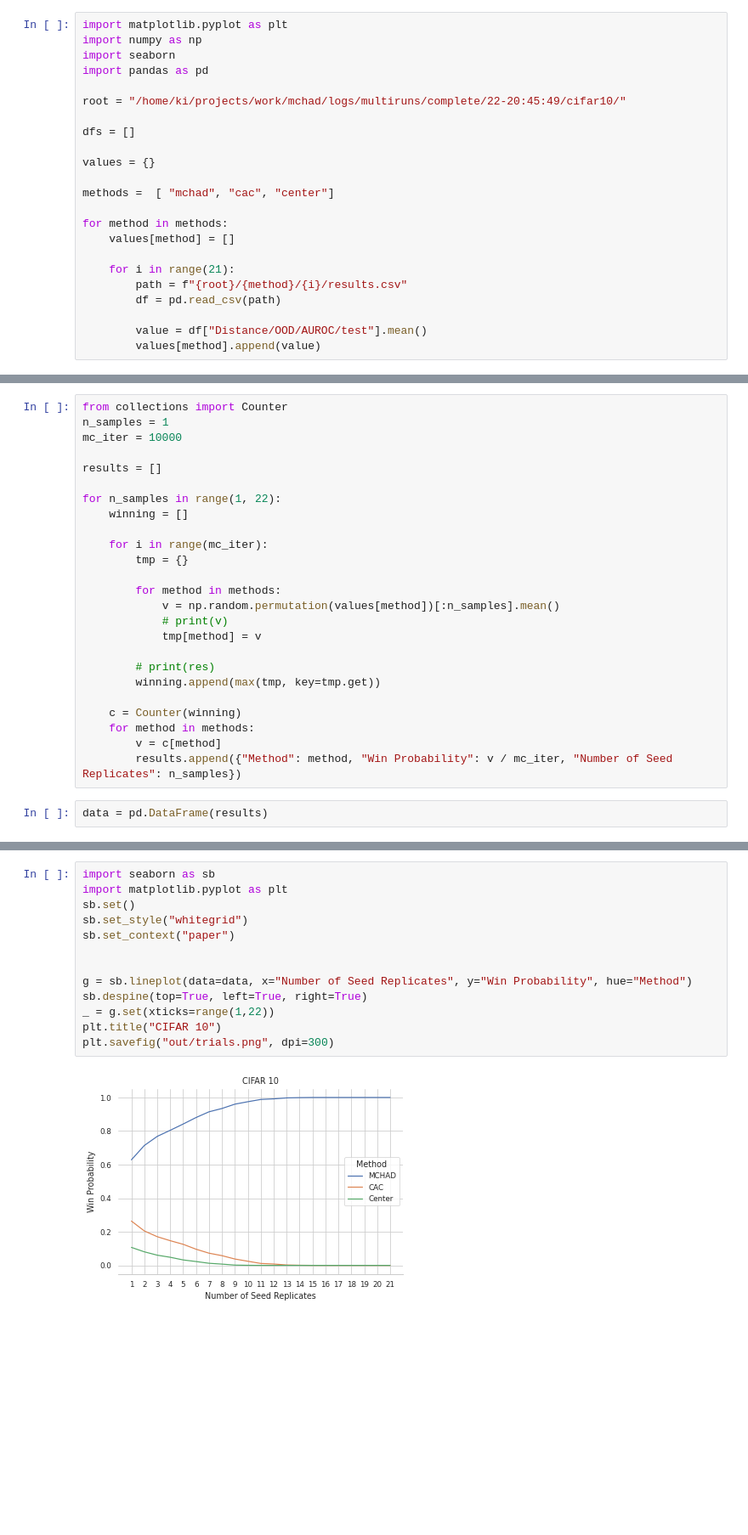
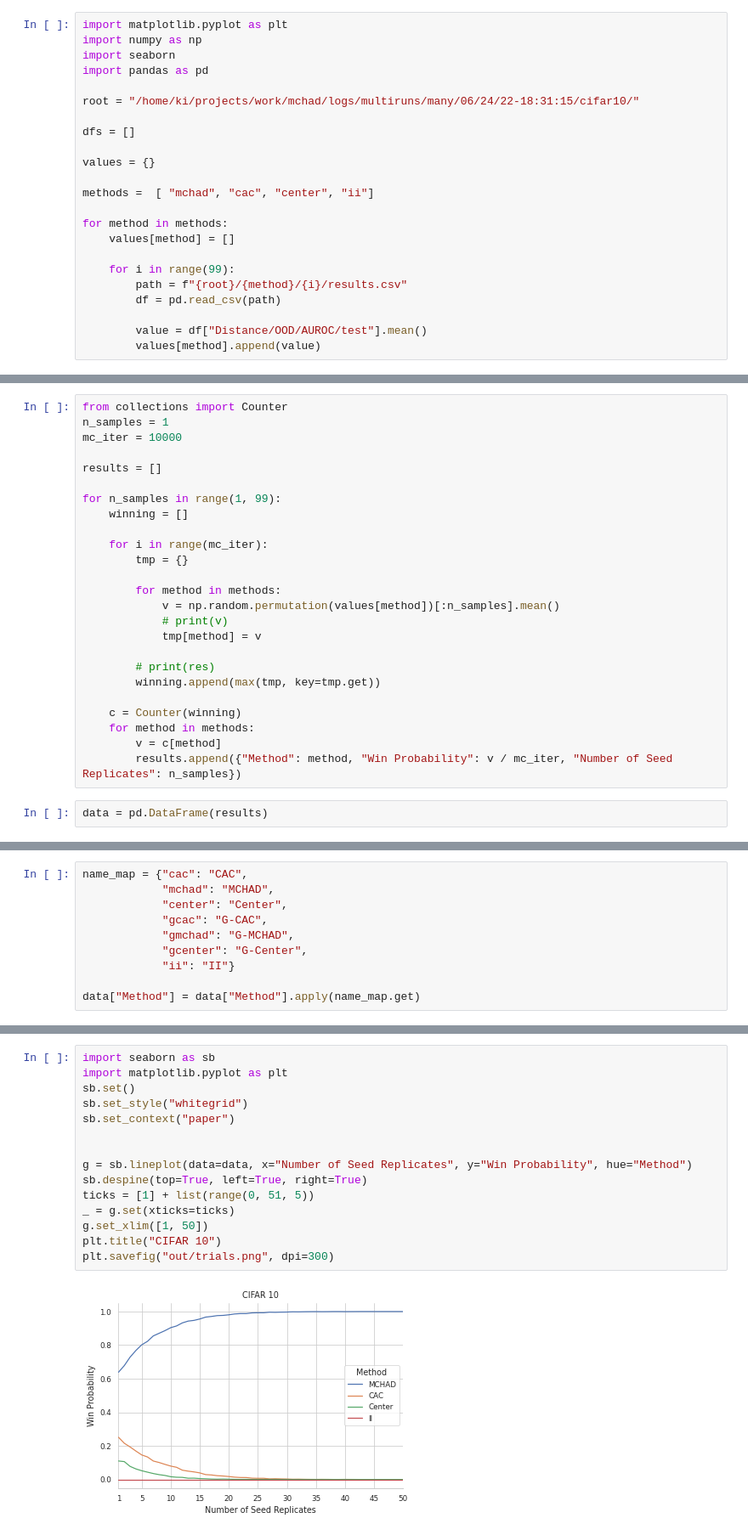
Before and after one commit to kkirchheim/mchad, a Jupyter notebook: notebooks/reproducibility.ipynb, the cells around one changed output, grey strips where cells are left out. Shown at 85% size. Cells and saved outputs as stored; diff of their text form; blank space fills up the shorter version.

```diff
--- a/notebooks/reproducibility.ipynb
+++ b/notebooks/reproducibility.ipynb
@@ -4,18 +4,18 @@ import numpy as np
 import seaborn
 import pandas as pd
 
-root = "/home/ki/projects/work/mchad/logs/multiruns/complete/22-20:45:49/cifar10/"
+root = "/home/ki/projects/work/mchad/logs/multiruns/many/06/24/22-18:31:15/cifar10/"
 
 dfs = []
 
 values = {}
 
-methods =  [ "mchad", "cac", "center"]
+methods =  [ "mchad", "cac", "center", "ii"]
 
 for method in methods:
     values[method] = []
 
-    for i in range(21):
+    for i in range(99):
         path = f"{root}/{method}/{i}/results.csv"
         df = pd.read_csv(path)
 
@@ -30,7 +30,7 @@ mc_iter = 10000
 
 results = []
 
-for n_samples in range(1, 22):
+for n_samples in range(1, 99):
     winning = []
 
     for i in range(mc_iter):
@@ -72,0 +69,10 @@ data
+# %%
+name_map = {"cac": "CAC",
+            "mchad": "MCHAD",
+            "center": "Center",
+            "gcac": "G-CAC",
+            "gmchad": "G-MCHAD",
+            "gcenter": "G-Center",
+            "ii": "II"}
+
+data["Method"] = data["Method"].apply(name_map.get)
@@ -73,15 +95,17 @@ data
 # %%
 import seaborn as sb
 import matplotlib.pyplot as plt
 sb.set()
 sb.set_style("whitegrid")
 sb.set_context("paper")
 
 
 g = sb.lineplot(data=data, x="Number of Seed Replicates", y="Win Probability", hue="Method")
 sb.despine(top=True, left=True, right=True)
-_ = g.set(xticks=range(1,22))
+ticks = [1] + list(range(0, 51, 5))
+_ = g.set(xticks=ticks)
+g.set_xlim([1, 50])
 plt.title("CIFAR 10")
 plt.savefig("out/trials.png", dpi=300)
 # %% [output]
-[figure, old version]
+[figure, new version]
```
Also changed, not shown: parts of 3 cells of this notebook, 3 other files.
